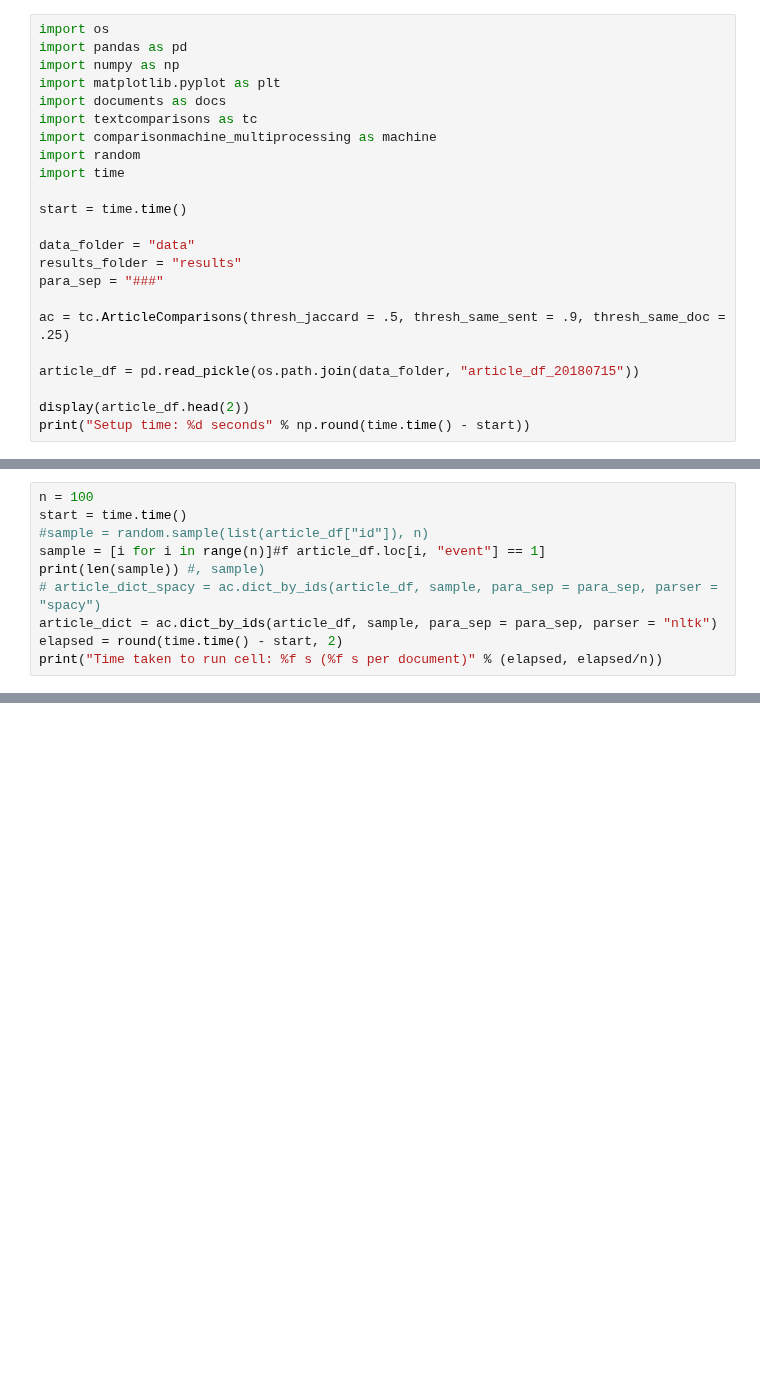
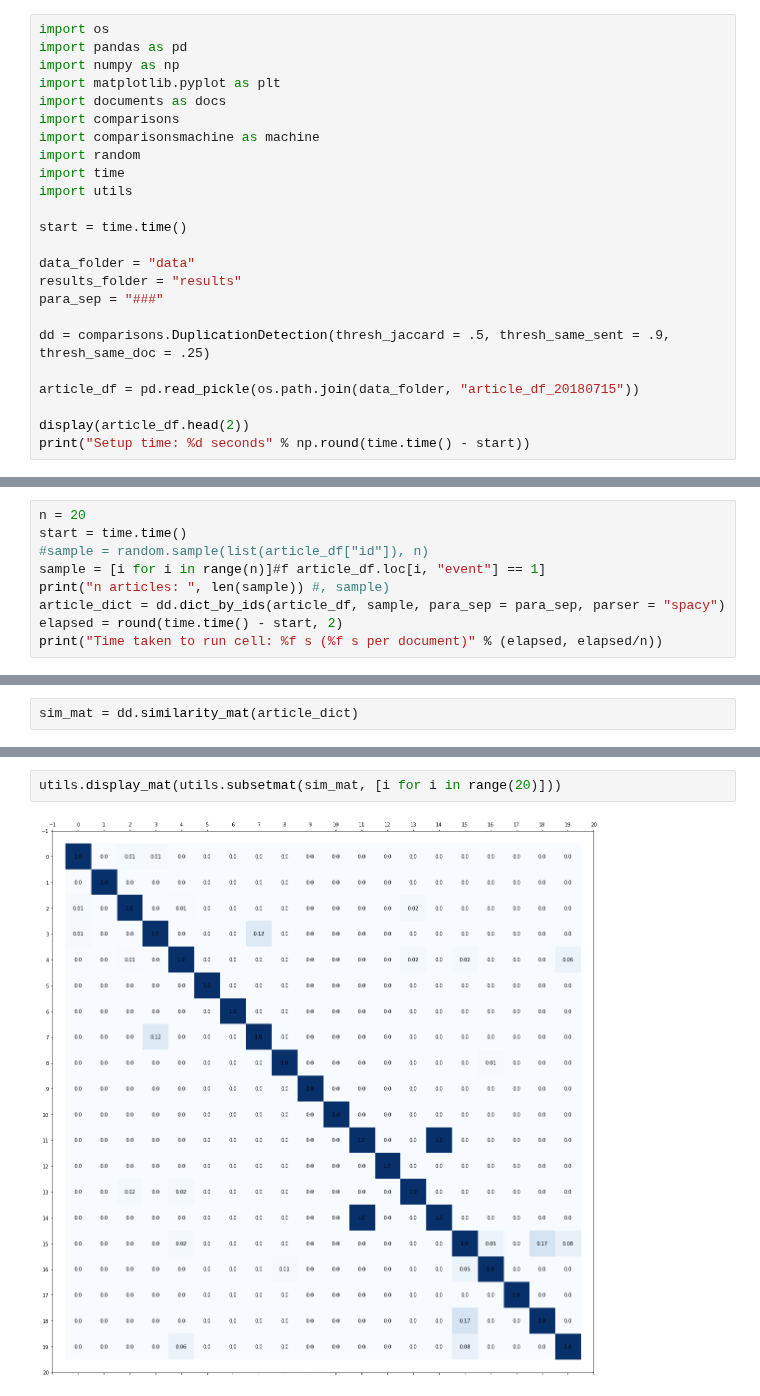
Before and after one commit to asprout/ArticleComparisons, a Jupyter notebook: Testing-Copy1.ipynb, the cells around one changed output, grey strips where cells are left out. Saved outputs shown, nothing was run; the diff lists cells and outputs as text; blank space fills up the shorter version.

```diff
--- a/Testing-Copy1.ipynb
+++ b/Testing-Copy1.ipynb
@@ -4,10 +4,11 @@ import pandas as pd
 import numpy as np
 import matplotlib.pyplot as plt
 import documents as docs
-import textcomparisons as tc
-import comparisonmachine_multiprocessing as machine
+import comparisons
+import comparisonsmachine as machine
 import random
 import time
+import utils
 
 start = time.time()
 
@@ -15,7 +16,7 @@ data_folder = "data"
 results_folder = "results"
 para_sep = "###"
 
-ac = tc.ArticleComparisons(thresh_jaccard = .5, thresh_same_sent = .9, thresh_same_doc = .25)
+dd = comparisons.DuplicationDetection(thresh_jaccard = .5, thresh_same_sent = .9, thresh_same_doc = .25)
 
 article_df = pd.read_pickle(os.path.join(data_folder, "article_df_20180715"))
 
@@ -29,11 +30,10 @@ Setup time: 1 seconds
 # %%
-n = 100
+n = 20
 start = time.time()
 #sample = random.sample(list(article_df["id"]), n)
 sample = [i for i in range(n)]#f article_df.loc[i, "event"] == 1]
-print(len(sample)) #, sample)
-# article_dict_spacy = ac.dict_by_ids(article_df, sample, para_sep = para_sep, parser = "spacy")
-article_dict = ac.dict_by_ids(article_df, sample, para_sep = para_sep, parser = "nltk")
+print("n articles: ", len(sample)) #, sample)
+article_dict = dd.dict_by_ids(article_df, sample, para_sep = para_sep, parser = "spacy")
 elapsed = round(time.time() - start, 2)
 print("Time taken to run cell: %f s (%f s per document)" % (elapsed, elapsed/n))
 # %% [output]
@@ -41,0 +42,2 @@ Time taken to run cell: 1.260000 s (0.012600 s per document)
+# %%
+sim_mat = dd.similarity_mat(article_dict)
@@ -94,0 +59,4 @@ def fxn():
+# %%
+utils.display_mat(utils.subsetmat(sim_mat, [i for i in range(20)]))
+# %% [output]
+[figure, added]
```
Also changed, not shown: parts of 12 cells of this notebook, 5 other files.
